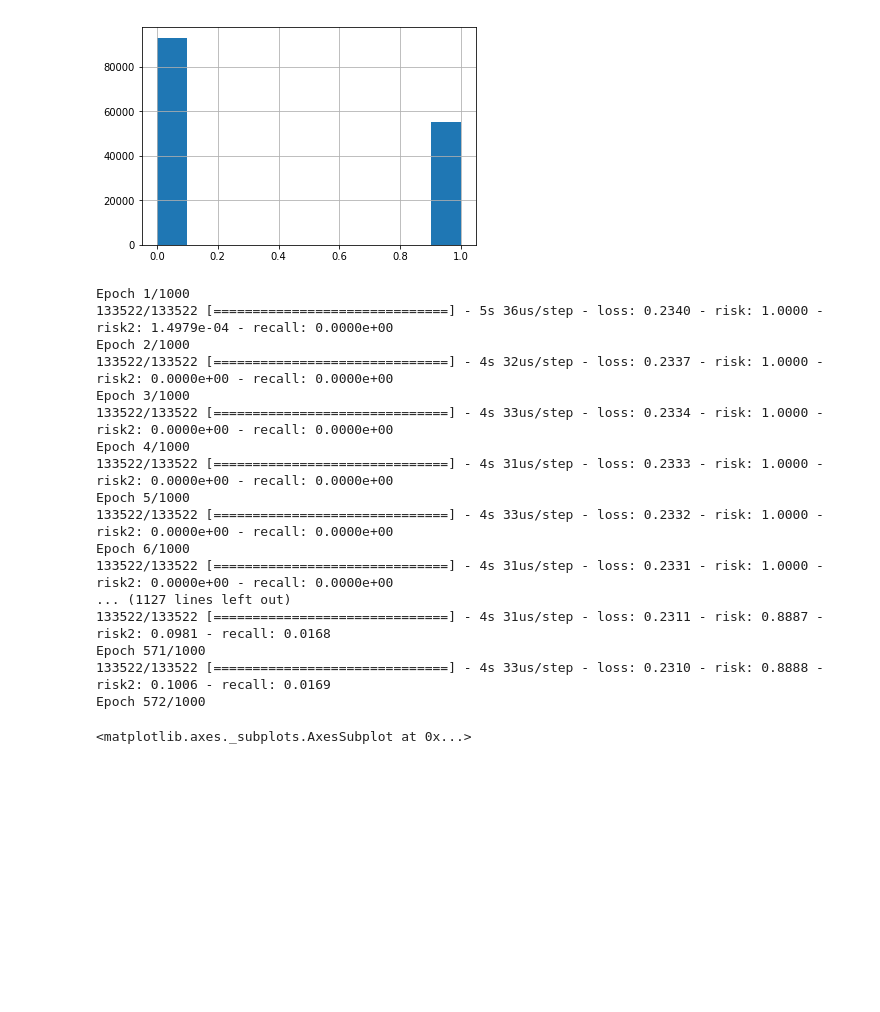
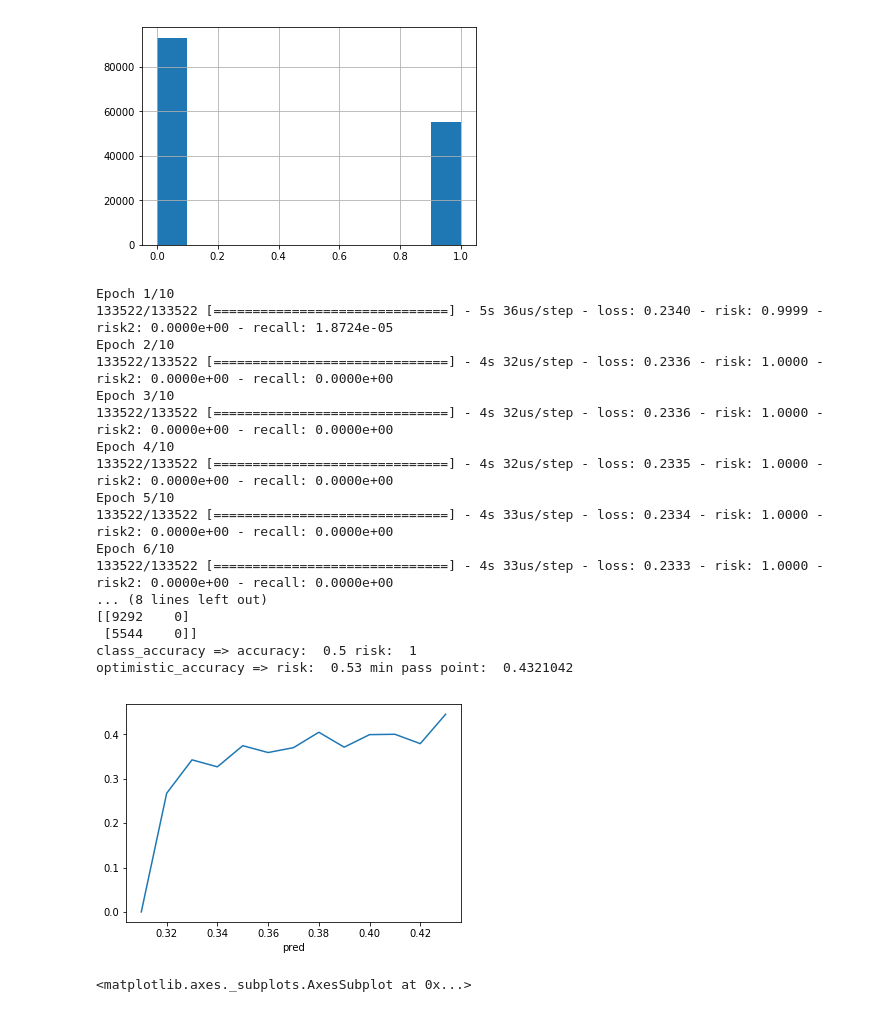
Before and after one commit to tislib/jupyter-notebooks, a Jupyter notebook: notebooks/mavg classifier-exp-5.ipynb, the cells around one changed output. Cells and saved outputs as stored; diff of their text form; code cells hidden in the pictures; blank space fills up the shorter version.

```diff
--- a/notebooks/mavg classifier-exp-5.ipynb
+++ b/notebooks/mavg classifier-exp-5.ipynb
@@ -161,25 +161,26 @@ See the caveats in the documentation: http://pandas.pydata.org/pandas-docs/stabl
 <matplotlib.axes._subplots.AxesSubplot at 0x...>
 [figure]
 # %%
-mcc.train(epochs=1000)
+mcc.train(epochs=10)
 # %% [output]
-Epoch 1/1000
-133522/133522 [==============================] - 5s 36us/step - loss: 0.2340 - risk: 1.0000 - risk2: 1.4979e-04 - recall: 0.0000e+00
-Epoch 2/1000
-133522/133522 [==============================] - 4s 32us/step - loss: 0.2337 - risk: 1.0000 - risk2: 0.0000e+00 - recall: 0.0000e+00
-Epoch 3/1000
+Epoch 1/10
+133522/133522 [==============================] - 5s 36us/step - loss: 0.2340 - risk: 0.9999 - risk2: 0.0000e+00 - recall: 1.8724e-05
+Epoch 2/10
+133522/133522 [==============================] - 4s 32us/step - loss: 0.2336 - risk: 1.0000 - risk2: 0.0000e+00 - recall: 0.0000e+00
+Epoch 3/10
+133522/133522 [==============================] - 4s 32us/step - loss: 0.2336 - risk: 1.0000 - risk2: 0.0000e+00 - recall: 0.0000e+00
+Epoch 4/10
+133522/133522 [==============================] - 4s 32us/step - loss: 0.2335 - risk: 1.0000 - risk2: 0.0000e+00 - recall: 0.0000e+00
+Epoch 5/10
 133522/133522 [==============================] - 4s 33us/step - loss: 0.2334 - risk: 1.0000 - risk2: 0.0000e+00 - recall: 0.0000e+00
-Epoch 4/1000
-133522/133522 [==============================] - 4s 31us/step - loss: 0.2333 - risk: 1.0000 - risk2: 0.0000e+00 - recall: 0.0000e+00
-Epoch 5/1000
-133522/133522 [==============================] - 4s 33us/step - loss: 0.2332 - risk: 1.0000 - risk2: 0.0000e+00 - recall: 0.0000e+00
-Epoch 6/1000
-133522/133522 [==============================] - 4s 31us/step - loss: 0.2331 - risk: 1.0000 - risk2: 0.0000e+00 - recall: 0.0000e+00
-... (1127 lines left out)
-133522/133522 [==============================] - 4s 31us/step - loss: 0.2311 - risk: 0.8887 - risk2: 0.0981 - recall: 0.0168
-Epoch 571/1000
-133522/133522 [==============================] - 4s 33us/step - loss: 0.2310 - risk: 0.8888 - risk2: 0.1006 - recall: 0.0169
-Epoch 572/1000
+Epoch 6/10
+133522/133522 [==============================] - 4s 33us/step - loss: 0.2333 - risk: 1.0000 - risk2: 0.0000e+00 - recall: 0.0000e+00
+... (8 lines left out)
+[[9292    0]
+ [5544    0]]
+class_accuracy => accuracy:  0.5 risk:  1
+optimistic_accuracy => risk:  0.53 min pass point:  0.4321042
+[figure, added]
 # %%
 mcc.real_df['test_predict_mavg40'].hist()
 # %% [output]
```
Also changed, not shown: 8 other files.
